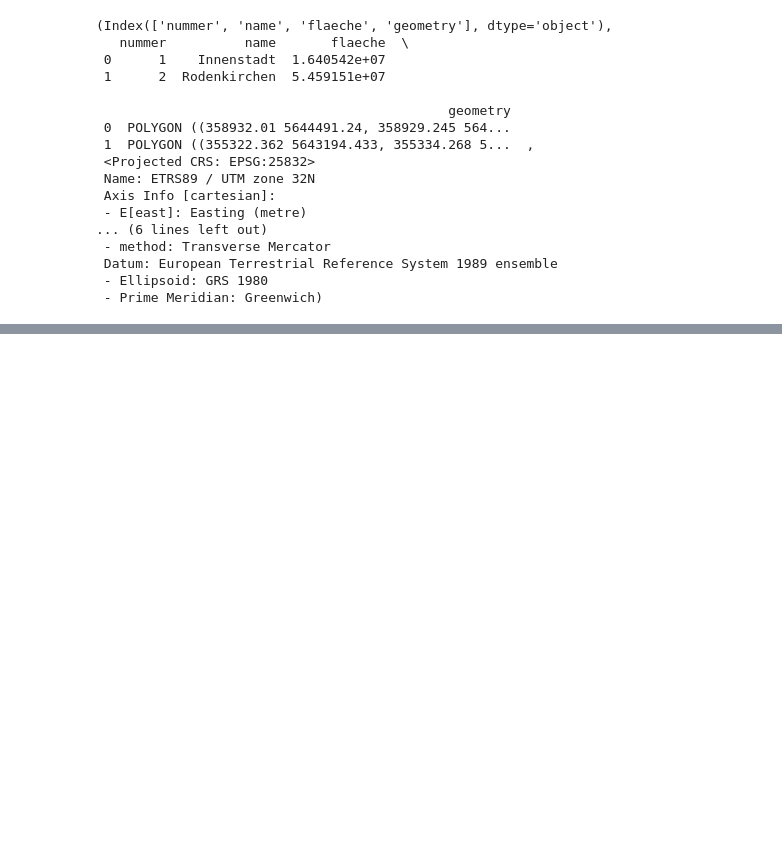
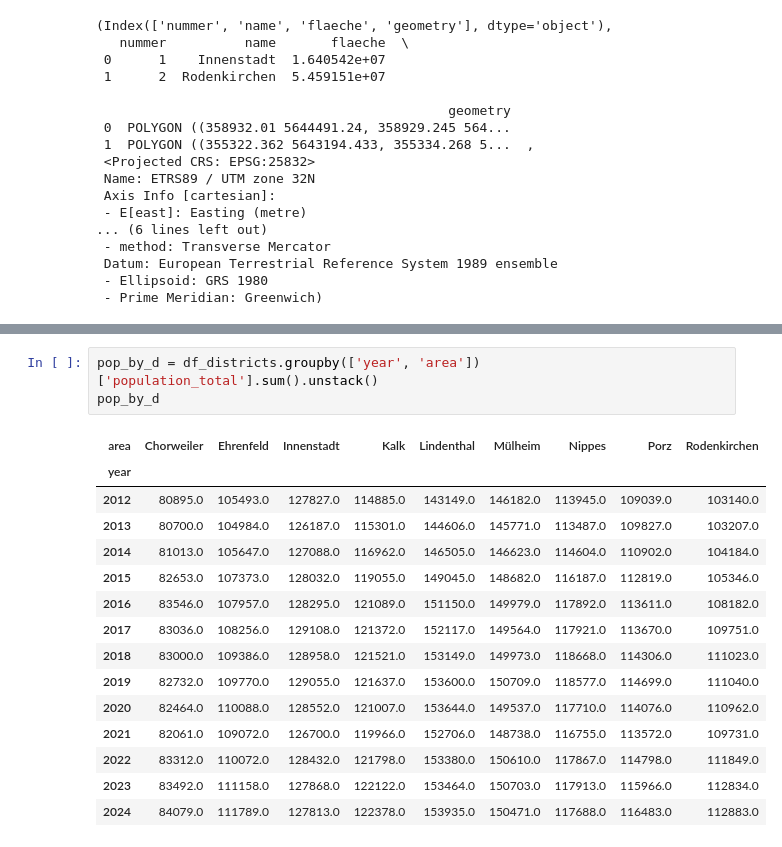
Before and after one commit to rosewiine/cologne-city-eda, a Jupyter notebook: notebooks/02_EDA.ipynb, the cells around one changed output, grey strips where cells are left out. Drawn from its saved outputs; the diff is of its cells as text; blank space fills up the shorter version.

```diff
--- a/notebooks/02_EDA.ipynb
+++ b/notebooks/02_EDA.ipynb
@@ -228,0 +401,19 @@ plt.show()
+# %%
+pop_by_d = df_districts.groupby(['year', 'area'])['population_total'].sum().unstack()
+pop_by_d
+# %% [output]
+| area | Chorweiler | Ehrenfeld | Innenstadt | Kalk | Lindenthal | Mülheim | Nippes | Porz | Rodenkirchen |
+| year |  |  |  |  |  |  |  |  |  |
+| 2012 | 80895.0 | 105493.0 | 127827.0 | 114885.0 | 143149.0 | 146182.0 | 113945.0 | 109039.0 | 103140.0 |
+| 2013 | 80700.0 | 104984.0 | 126187.0 | 115301.0 | 144606.0 | 145771.0 | 113487.0 | 109827.0 | 103207.0 |
+| 2014 | 81013.0 | 105647.0 | 127088.0 | 116962.0 | 146505.0 | 146623.0 | 114604.0 | 110902.0 | 104184.0 |
+| 2015 | 82653.0 | 107373.0 | 128032.0 | 119055.0 | 149045.0 | 148682.0 | 116187.0 | 112819.0 | 105346.0 |
+| 2016 | 83546.0 | 107957.0 | 128295.0 | 121089.0 | 151150.0 | 149979.0 | 117892.0 | 113611.0 | 108182.0 |
+| 2017 | 83036.0 | 108256.0 | 129108.0 | 121372.0 | 152117.0 | 149564.0 | 117921.0 | 113670.0 | 109751.0 |
+| 2018 | 83000.0 | 109386.0 | 128958.0 | 121521.0 | 153149.0 | 149973.0 | 118668.0 | 114306.0 | 111023.0 |
+| 2019 | 82732.0 | 109770.0 | 129055.0 | 121637.0 | 153600.0 | 150709.0 | 118577.0 | 114699.0 | 111040.0 |
+| 2020 | 82464.0 | 110088.0 | 128552.0 | 121007.0 | 153644.0 | 149537.0 | 117710.0 | 114076.0 | 110962.0 |
+| 2021 | 82061.0 | 109072.0 | 126700.0 | 119966.0 | 152706.0 | 148738.0 | 116755.0 | 113572.0 | 109731.0 |
+| 2022 | 83312.0 | 110072.0 | 128432.0 | 121798.0 | 153380.0 | 150610.0 | 117867.0 | 114798.0 | 111849.0 |
+| 2023 | 83492.0 | 111158.0 | 127868.0 | 122122.0 | 153464.0 | 150703.0 | 117913.0 | 115966.0 | 112834.0 |
+| 2024 | 84079.0 | 111789.0 | 127813.0 | 122378.0 | 153935.0 | 150471.0 | 117688.0 | 116483.0 | 112883.0 |
```
Also changed, not shown: parts of 16 cells of this notebook.
